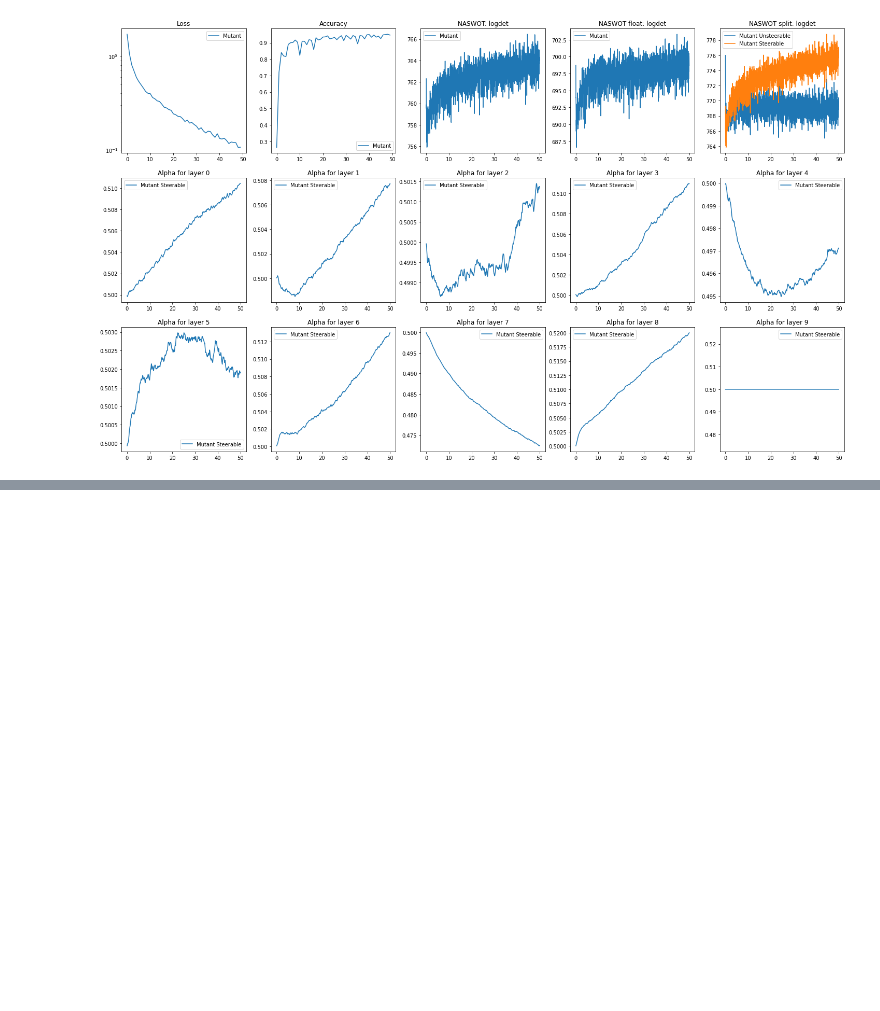
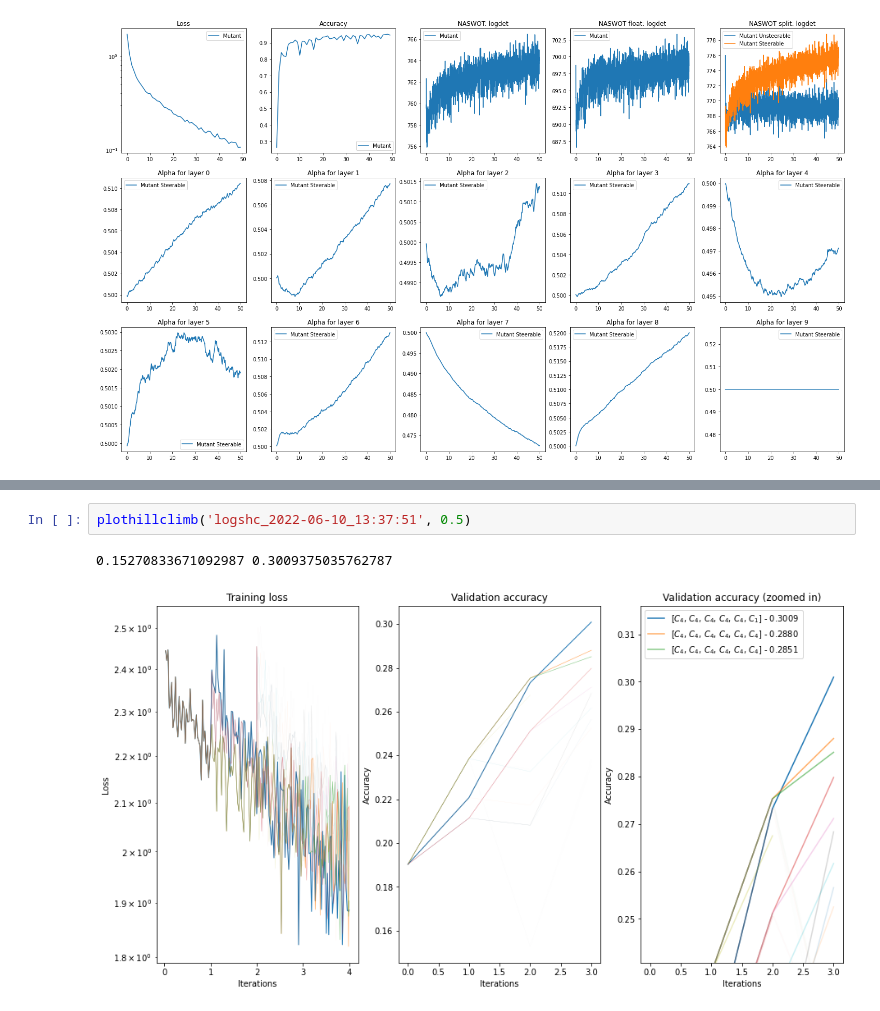
Before and after one commit to k8lion/equiNAS, a Jupyter notebook: plot.ipynb, the cells around one changed output, grey strips where cells are left out. Drawn from its saved outputs; the diff is of its cells as text; blank space fills up the shorter version.

```diff
--- a/plot.ipynb
+++ b/plot.ipynb
@@ -131,0 +142,5 @@ plt.savefig('out/'+file+'.png')
+# %%
+plothillclimb('logshc_2022-06-10_13:37:51', 0.5)
+# %% [output]
+0.15270833671092987 0.3009375035762787
+[figure, added]
```
Also changed, not shown: parts of 5 cells of this notebook, 2 other files.
